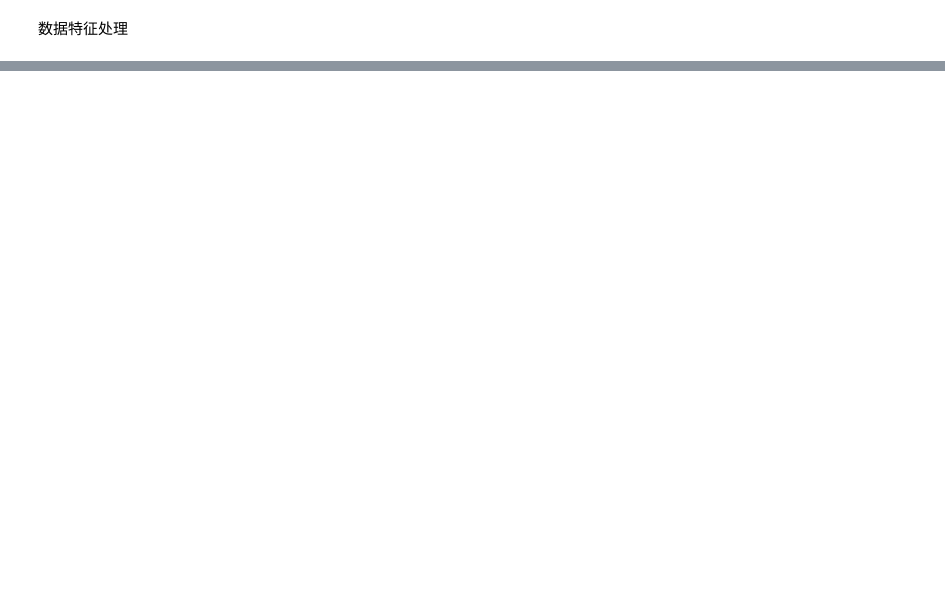
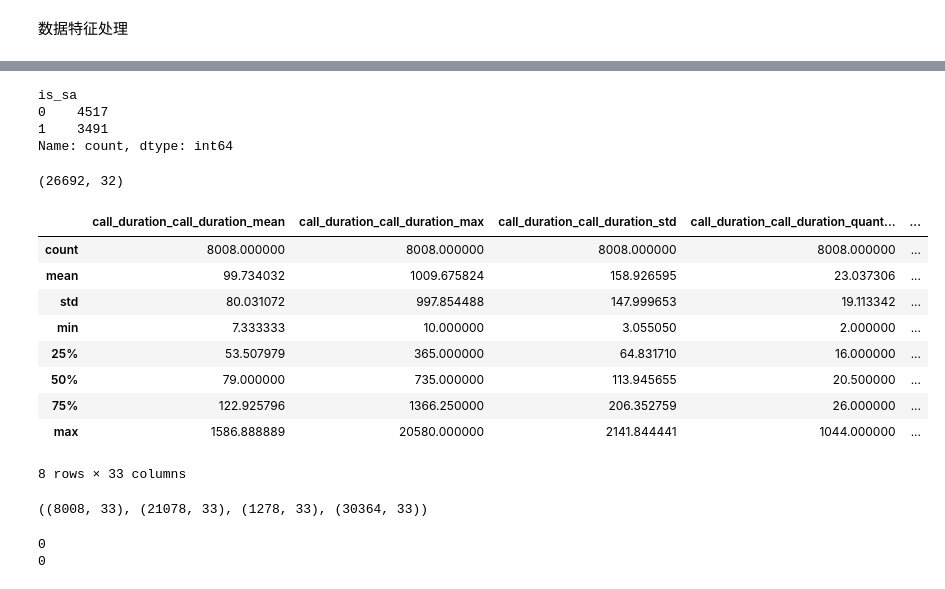
Before and after one commit to myriad-llm/ensemble_learning, a Jupyter notebook: autogluon/main.ipynb, the cells around one changed output, grey strips where cells are left out. Saved outputs shown, nothing was run; the diff lists cells and outputs as text; code cells hidden in the pictures; blank space fills up the shorter version.

```diff
--- a/autogluon/main.ipynb
+++ b/autogluon/main.ipynb
@@ -363,0 +238,24 @@ Validation predictions saved to validation_predictions.csv
+# %%
+if ALL:
+    if not NO_SMOTE:
+        smote = SMOTE(random_state=42)    # 处理过采样的方法
+        X, y = smote.fit_resample(X, y)
+    X_train, X_test, y_train, y_test = train_test_split(X, y, stratify=y, test_size=0.3, random_state=42)
+    train_len = len(y_train) + len(y_test)
+    test_len = 0
+else:
+    X_train,X_test,y_train,y_test = train_test_split(X,y,stratify = y,test_size= 0.3,random_state=42)
+    # X_test_imputed = imputer.transform(X)
+
+    if not NO_SMOTE:
+        smote = SMOTE(random_state=42)    # 处理过采样的方法
+        X_train, y_train = smote.fit_resample(X_train, y_train)
+        print('通过SMOTE方法平衡正负样本后')
+        n_sample = y_train.shape[0]
+        n_pos_sample = y_train[y_train == 1].shape[0]
+        n_neg_sample = y_train[y_train == 0].shape[0]
+        print('样本个数：{}; 正样本占{:.2%}; 负样本占{:.2%}'.format(n_sample,
+                                                        n_pos_sample / n_sample,
+                                                        n_neg_sample / n_sample))
+        print('特征维数：', X.shape[1])
+    train_len, test_len = len(y_train), len(y_test)
@@ -363,0 +270,11 @@ Validation predictions saved to validation_predictions.csv
+# %%
+print(y_test.value_counts())
+# %% [output]
+is_sa
+0    4517
+1    3491
+Name: count, dtype: int64
+# %%
+X.shape
+# %% [output]
+(26692, 32)
@@ -363,0 +295,13 @@ Validation predictions saved to validation_predictions.csv
+# %%
+test_set.describe()
+# %% [output]
+|  | call_duration_call_duration_mean | call_duration_call_duration_max | call_duration_call_duration_std | call_duration_call_duration_quant... | ... |
+| count | 8008.000000 | 8008.000000 | 8008.000000 | 8008.000000 | ... |
+| mean | 99.734032 | 1009.675824 | 158.926595 | 23.037306 | ... |
+| std | 80.031072 | 997.854488 | 147.999653 | 19.113342 | ... |
+| min | 7.333333 | 10.000000 | 3.055050 | 2.000000 | ... |
+| 25% | 53.507979 | 365.000000 | 64.831710 | 16.000000 | ... |
+| 50% | 79.000000 | 735.000000 | 113.945655 | 20.500000 | ... |
+| 75% | 122.925796 | 1366.250000 | 206.352759 | 26.000000 | ... |
+| max | 1586.888889 | 20580.000000 | 2141.844441 | 1044.000000 | ... |
+8 rows × 33 columns
@@ -363,0 +311,16 @@ Validation predictions saved to validation_predictions.csv
+# %%
+test_set.shape, train_set.shape, valid_set.shape, all_set.shape
+# %% [output]
+((8008, 33), (21078, 33), (1278, 33), (30364, 33))
+# %%
+labeled_set, valid_set = all_set.iloc[:labeled_data_len].copy(), all_set.iloc[labeled_data_len:].copy()
+labeled_set.reset_index(drop=True, inplace=True)
+valid_set.reset_index(drop=True, inplace=True)
+# 有一些值在SMOTE后对数变换后为 NaN，需要删除这些数据
+print(labeled_set.isnull().sum().sum())
+labeled_set = labeled_set.dropna()
+print(labeled_set.isnull().sum().sum())
+assert valid_set.shape[0] == validation_features.shape[0]
+# %% [output]
+0
+0
```
Also changed, not shown: parts of 38 cells of this notebook, 5 other files.
